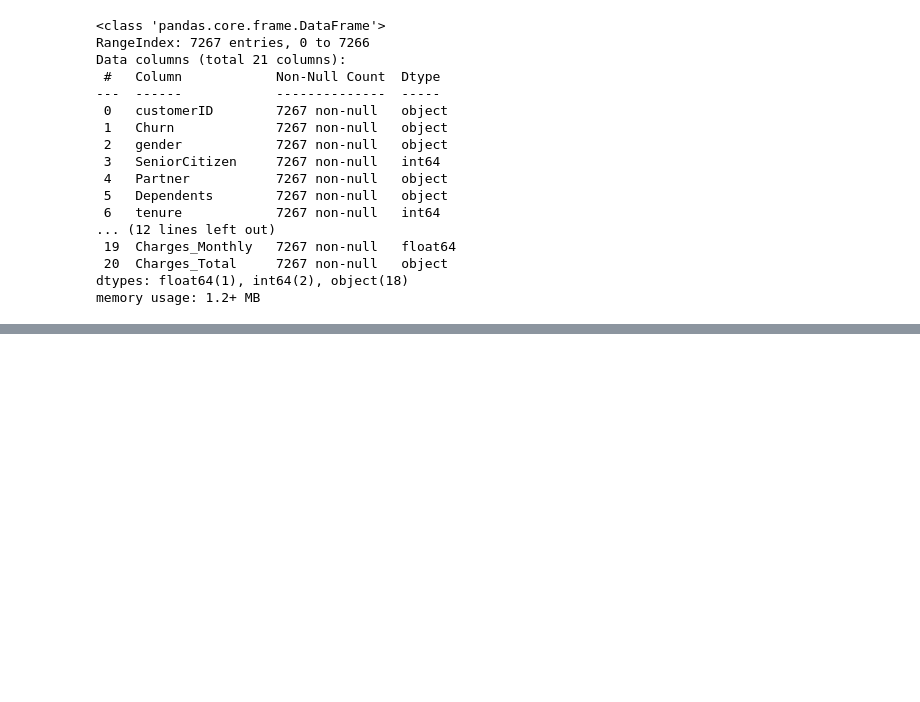
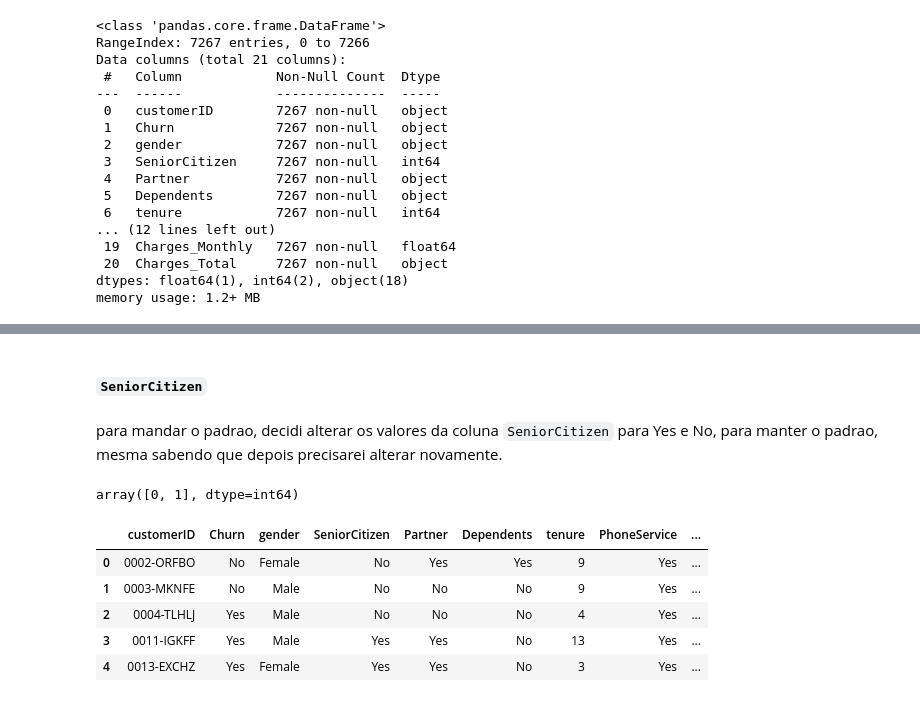
Before and after one commit to itsGab/ChallengeDS, a Jupyter notebook: nb_exploracao/nb05.ipynb, the cells around one changed output, grey strips where cells are left out. Cells and saved outputs as stored; diff of their text form; code cells hidden in the pictures; blank space fills up the shorter version.

```diff
--- a/nb_exploracao/nb05.ipynb
+++ b/nb_exploracao/nb05.ipynb
@@ -85,0 +176,2 @@ memory usage: 1.2+ MB
+# %%
+df = df.query('Churn != ""')
@@ -85,0 +215,4 @@ memory usage: 1.2+ MB
+# %%
+df['Charges_Total'] = pd.to_numeric(df['Charges_Total'], errors='coerce')
+df['Charges_Total'].fillna(0.0, inplace=True)
+df[colunas_numericas].describe()
@@ -85,0 +241,4 @@ memory usage: 1.2+ MB
+# %%
+df['Charges_Total'] = df['tenure'] * df['Charges_Monthly']
+
+df[colunas_numericas].head()
@@ -85,0 +252,19 @@ memory usage: 1.2+ MB
+# %% [markdown]
+#### `SeniorCitizen`
+# %% [markdown]
+para mandar o padrao, decidi alterar os valores da coluna `SeniorCitizen` para Yes e No, para manter o padrao, mesma sabendo que depois precisarei alterar novamente.
+# %%
+df['SeniorCitizen'].unique()
+# %% [output]
+array([0, 1], dtype=int64)
+# %%
+df['SeniorCitizen'] = df['SeniorCitizen'].map({1: 'Yes', 0: 'No'})
+# %%
+df.head()
+# %% [output]
+|  | customerID | Churn | gender | SeniorCitizen | Partner | Dependents | tenure | PhoneService | ... |
+| 0 | 0002-ORFBO | No | Female | No | Yes | Yes | 9 | Yes | ... |
+| 1 | 0003-MKNFE | No | Male | No | No | No | 9 | Yes | ... |
+| 2 | 0004-TLHLJ | Yes | Male | No | No | No | 4 | Yes | ... |
+| 3 | 0011-IGKFF | Yes | Male | Yes | Yes | No | 13 | Yes | ... |
+| 4 | 0013-EXCHZ | Yes | Female | Yes | Yes | No | 3 | Yes | ... |
```
Also changed, not shown: parts of 33 cells of this notebook, 6 other files.
